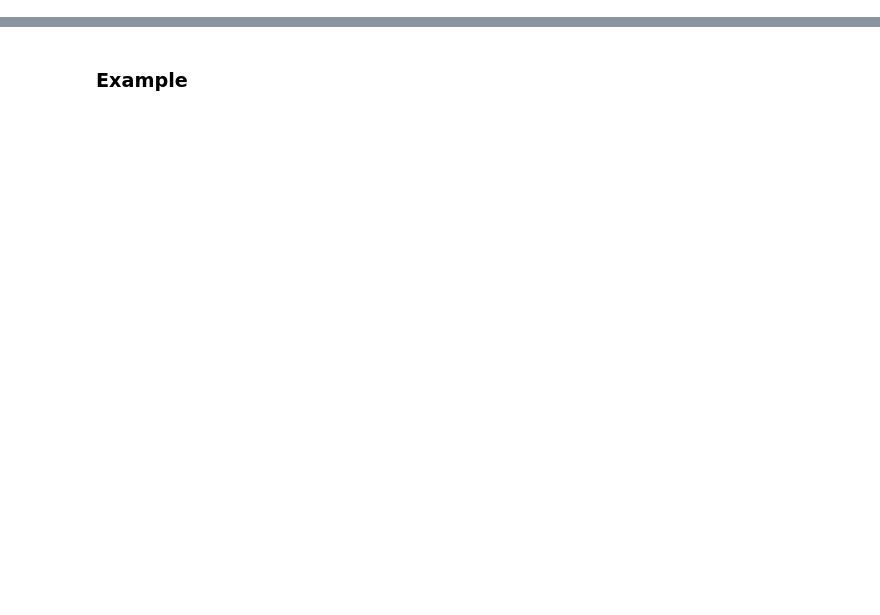
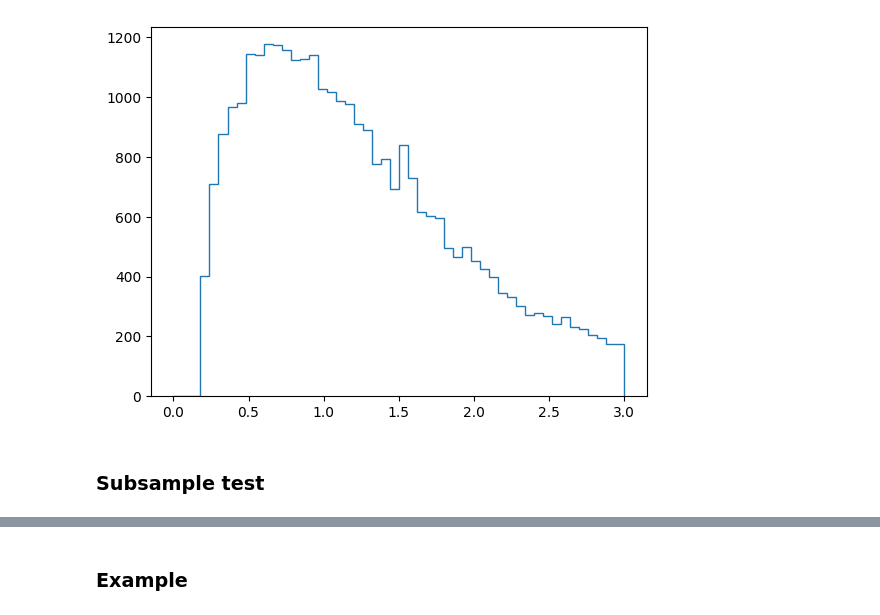
Before and after one commit to zhangzzk/blending_emulator, a Jupyter notebook: blending_predictor.ipynb, the cells around one changed output, grey strips where cells are left out. Saved outputs shown, nothing was run; the diff lists cells and outputs as text; code cells hidden in the pictures; blank space fills up the shorter version.

```diff
--- a/blending_predictor.ipynb
+++ b/blending_predictor.ipynb
@@ -125,3 +126,11 @@ additional_names = ['RA_input_p',
                     'sersic_n_input_p', 'sersic_n_input_s',
                     'redshift_input_s','redshift_input_p',
                     'detection']
+# %%
+mask = icat['r']<24
+# plt.hist(icat['zobs'],bins=50,density=False,range=[0,3],histtype='step');
+plt.hist(icat['redshift'].loc[mask],bins=50,density=False,range=[0,3],histtype='step');
+# %% [output]
+[figure, added]
+# %% [markdown]
+### Subsample test
```
Also changed, not shown: parts of 11 cells of this notebook, 5 other files.
